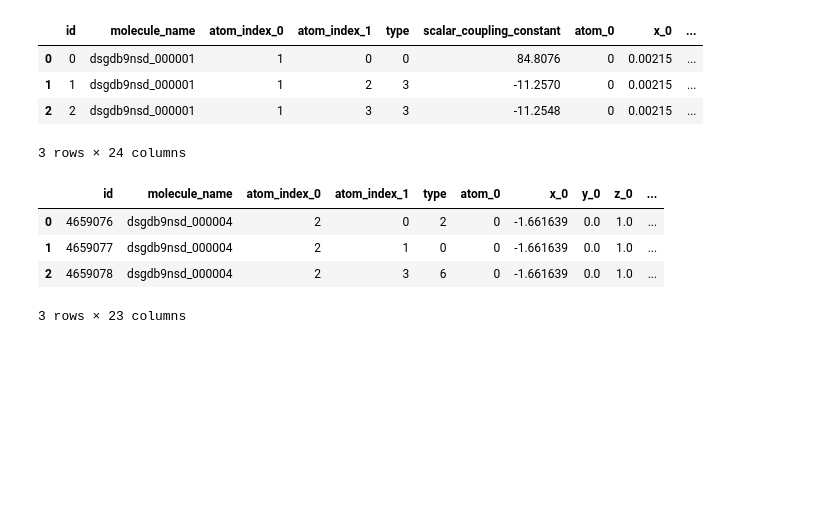
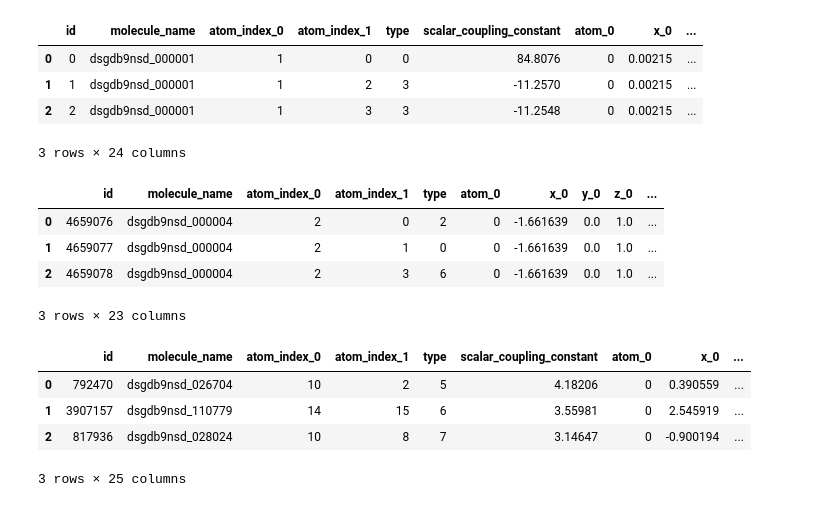
Before and after one commit to akiabe/kaggle_predict-molecular-properties, a Jupyter notebook: notebooks/practice_eda_and_modeling.ipynb, the cells around one changed output. Saved outputs shown, nothing was run; the diff lists cells and outputs as text; code cells hidden in the pictures; blank space fills up the shorter version.

```diff
--- a/notebooks/practice_eda_and_modeling.ipynb
+++ b/notebooks/practice_eda_and_modeling.ipynb
@@ -439,0 +450,9 @@ test_all.head(3)
+# %%
+train_folds = pd.read_csv("../input/prac_train_fold.csv")
+train_folds.head(3)
+# %% [output]
+|  | id | molecule_name | atom_index_0 | atom_index_1 | type | scalar_coupling_constant | atom_0 | x_0 | ... |
+| 0 | 792470 | dsgdb9nsd_026704 | 10 | 2 | 5 | 4.18206 | 0 | 0.390559 | ... |
+| 1 | 3907157 | dsgdb9nsd_110779 | 14 | 15 | 6 | 3.55981 | 0 | 2.545919 | ... |
+| 2 | 817936 | dsgdb9nsd_028024 | 10 | 8 | 7 | 3.14647 | 0 | -0.900194 | ... |
+3 rows × 25 columns
```
Also changed, not shown: parts of 13 cells of this notebook.
